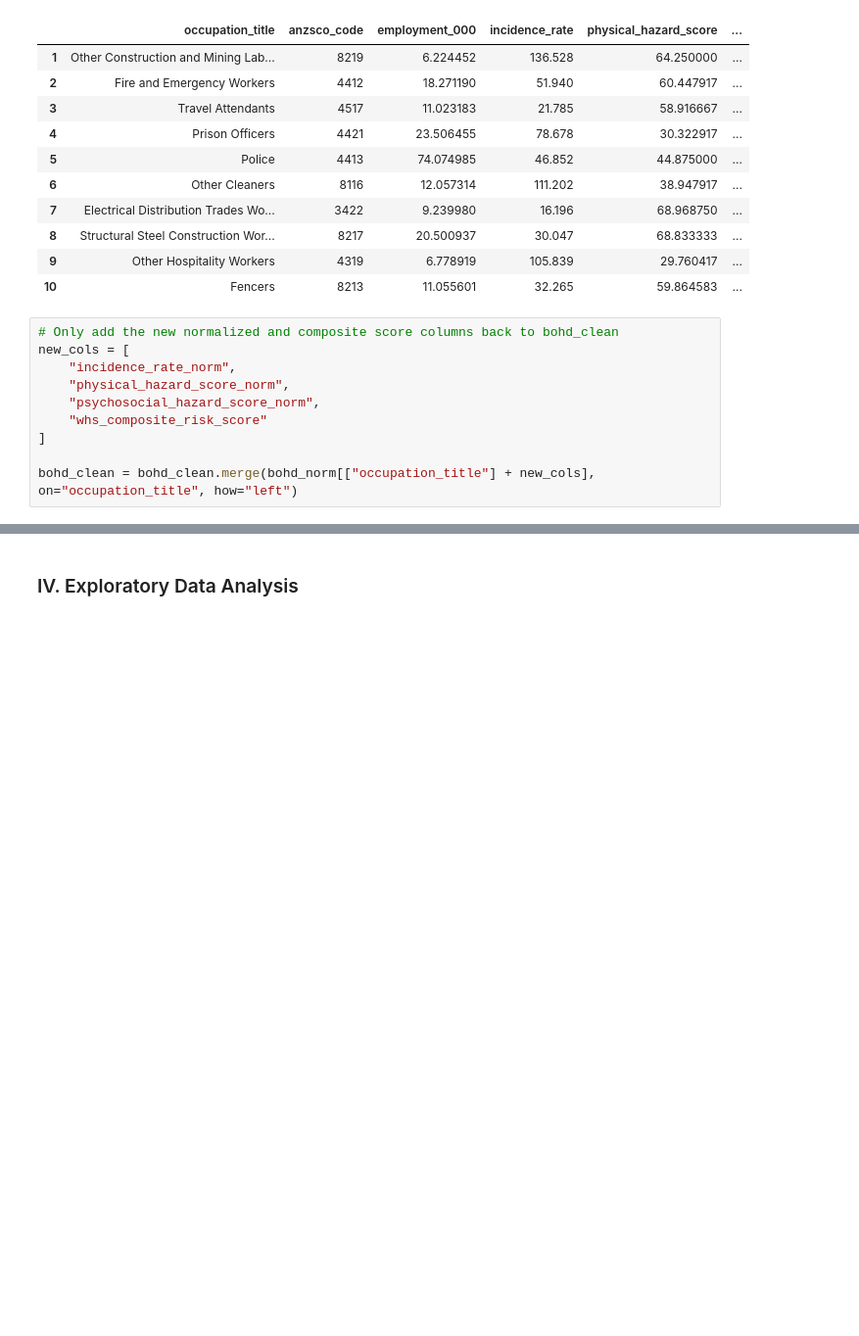
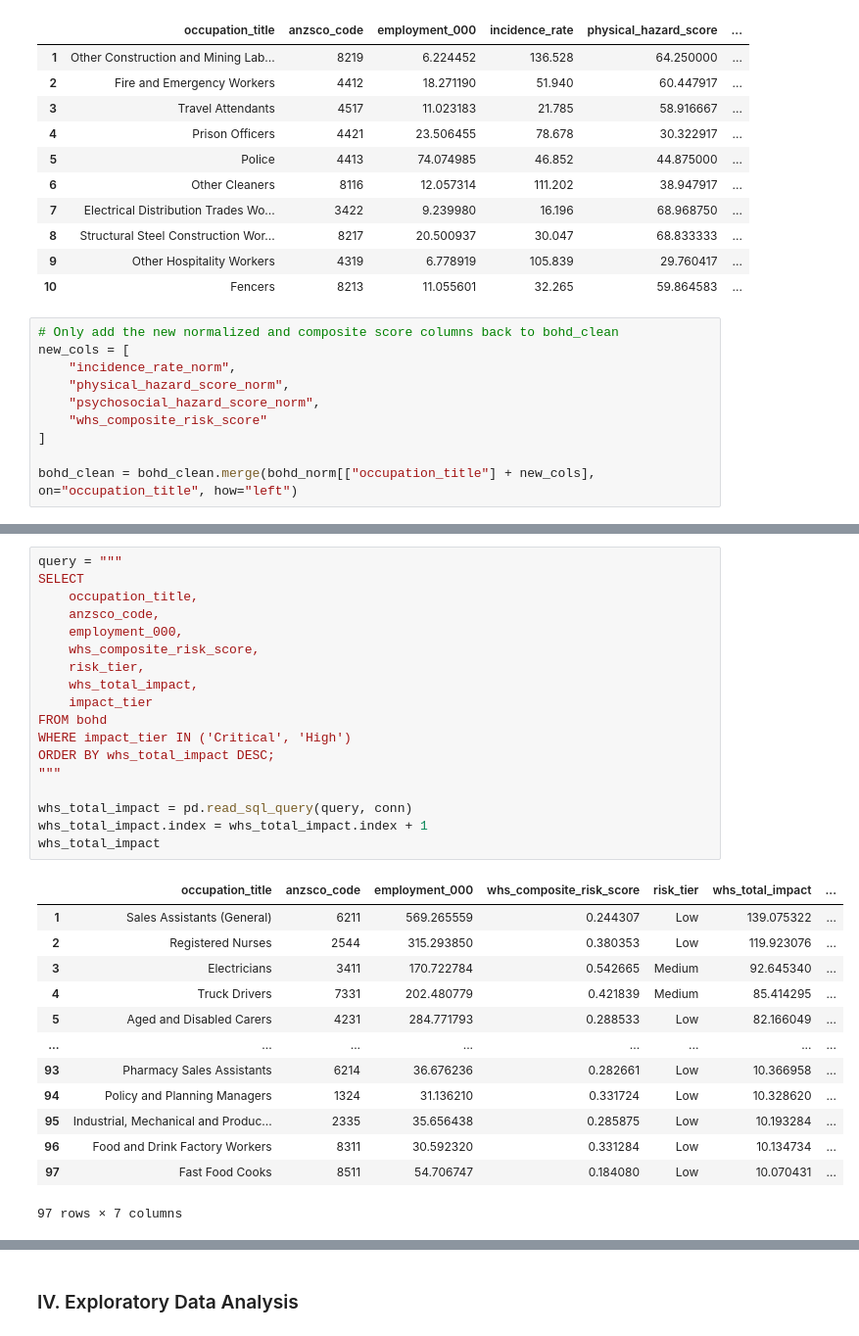
Before and after one commit to angelajacinto/whs-risk-analysis-end-to-end-data-pipeline, a Jupyter notebook: notebooks/whs_data_pipeline.ipynb, the cells around one changed output, grey strips where cells are left out. Shown at 98% size. Saved outputs shown, nothing was run; the diff lists cells and outputs as text; blank space fills up the shorter version.

Commit message:
Calculated WHS total impact score and created impact tier classification (Critical, High, Moderate)

```diff
--- a/notebooks/whs_data_pipeline.ipynb
+++ b/notebooks/whs_data_pipeline.ipynb
@@ -542,3 +567,35 @@ bohd_clean["risk_tier"] = bohd_clean["whs_composite_risk_score"].apply(
+# %%
+query = """
+SELECT
+    occupation_title,
+    anzsco_code,
+    employment_000,
+    whs_composite_risk_score,
+    risk_tier,
+    whs_total_impact,
+    impact_tier
+FROM bohd
+WHERE impact_tier IN ('Critical', 'High')
+ORDER BY whs_total_impact DESC;
+"""
+
+whs_total_impact = pd.read_sql_query(query, conn)
+whs_total_impact.index = whs_total_impact.index + 1
+whs_total_impact
+# %% [output]
+|  | occupation_title | anzsco_code | employment_000 | whs_composite_risk_score | risk_tier | whs_total_impact | ... |
+| 1 | Sales Assistants (General) | 6211 | 569.265559 | 0.244307 | Low | 139.075322 | ... |
+| 2 | Registered Nurses | 2544 | 315.293850 | 0.380353 | Low | 119.923076 | ... |
+| 3 | Electricians | 3411 | 170.722784 | 0.542665 | Medium | 92.645340 | ... |
+| 4 | Truck Drivers | 7331 | 202.480779 | 0.421839 | Medium | 85.414295 | ... |
+| 5 | Aged and Disabled Carers | 4231 | 284.771793 | 0.288533 | Low | 82.166049 | ... |
+| ... | ... | ... | ... | ... | ... | ... | ... |
+| 93 | Pharmacy Sales Assistants | 6214 | 36.676236 | 0.282661 | Low | 10.366958 | ... |
+| 94 | Policy and Planning Managers | 1324 | 31.136210 | 0.331724 | Low | 10.328620 | ... |
+| 95 | Industrial, Mechanical and Produc... | 2335 | 35.656438 | 0.285875 | Low | 10.193284 | ... |
+| 96 | Food and Drink Factory Workers | 8311 | 30.592320 | 0.331284 | Low | 10.134734 | ... |
+| 97 | Fast Food Cooks | 8511 | 54.706747 | 0.184080 | Low | 10.070431 | ... |
+97 rows × 7 columns
 # %%
 bohd_clean.head()
 # %% [output]
```
Also changed, not shown: parts of 7 cells of this notebook.
